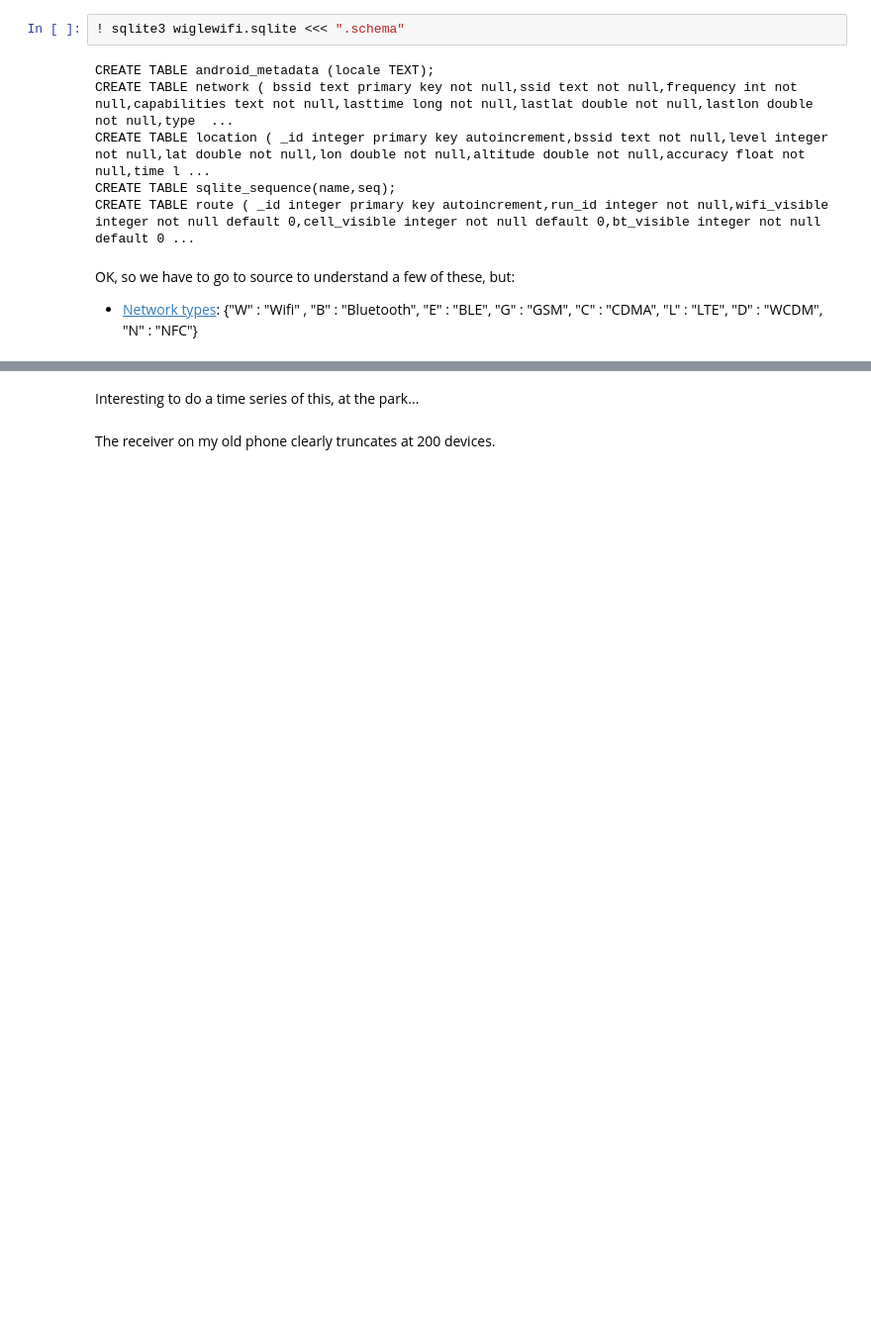
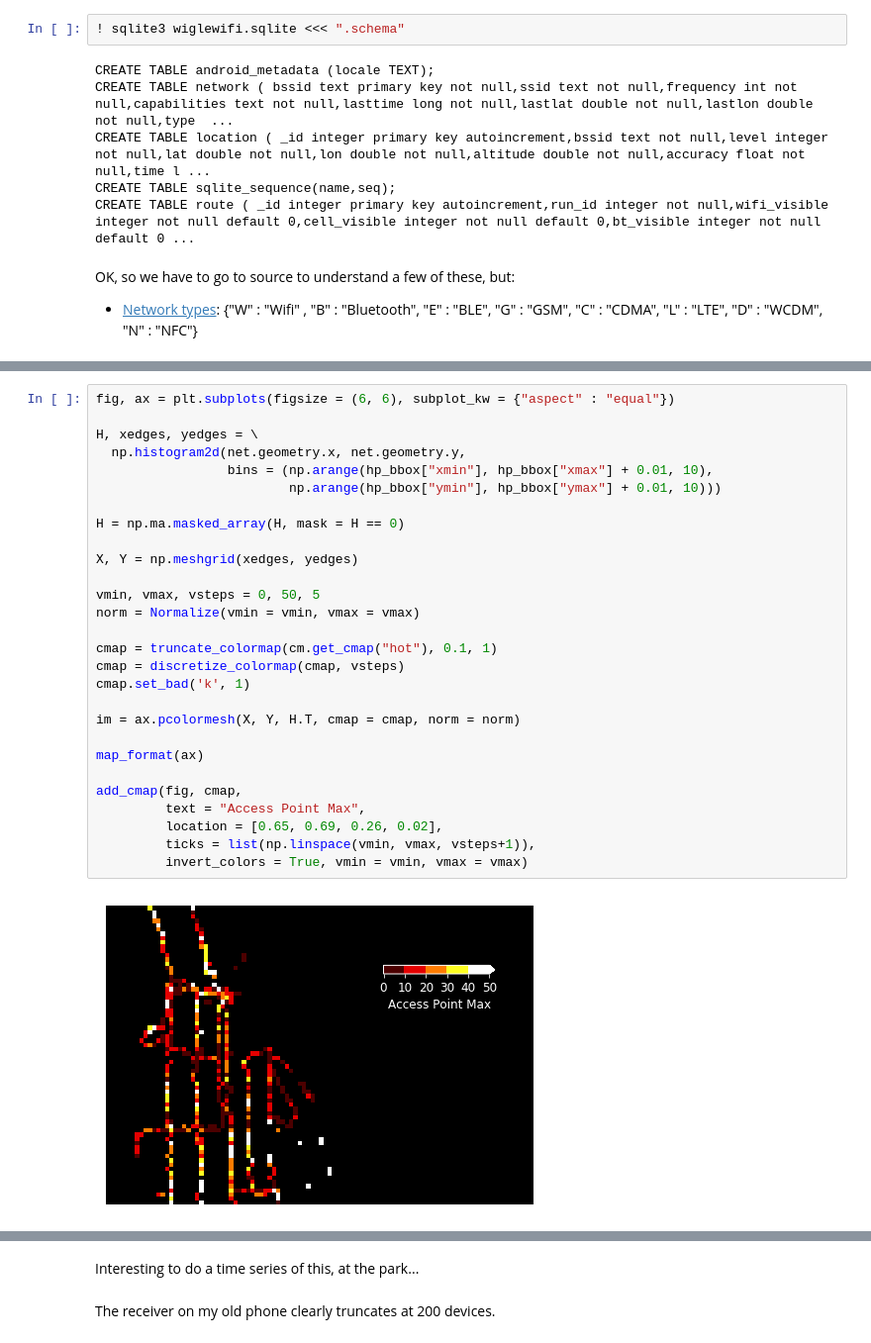
Before and after one commit to JamesSaxon/neighborhood_broadband, a Jupyter notebook: wigle.ipynb, the cells around one changed output, grey strips where cells are left out. Shown: that part at 99% size. Drawn from its saved outputs; the diff is of its cells as text; blank space fills up the shorter version.

Commit message:
looking at location v route correspondence -- not obvious

```diff
--- a/wigle.ipynb
+++ b/wigle.ipynb
@@ -89,4 +102,34 @@ pretty_map(gdf = route, column = "n_wifi", label = "Wifi Access Points",
 [figure]
+# %%
+fig, ax = plt.subplots(figsize = (6, 6), subplot_kw = {"aspect" : "equal"})
+
+H, xedges, yedges = \
+  np.histogram2d(net.geometry.x, net.geometry.y,
+                 bins = (np.arange(hp_bbox["xmin"], hp_bbox["xmax"] + 0.01, 10),
+                         np.arange(hp_bbox["ymin"], hp_bbox["ymax"] + 0.01, 10)))
+
+H = np.ma.masked_array(H, mask = H == 0)
+
+X, Y = np.meshgrid(xedges, yedges)
+
+vmin, vmax, vsteps = 0, 50, 5
+norm = Normalize(vmin = vmin, vmax = vmax)
+
+cmap = truncate_colormap(cm.get_cmap("hot"), 0.1, 1)
+cmap = discretize_colormap(cmap, vsteps)
+cmap.set_bad('k', 1)
+
+im = ax.pcolormesh(X, Y, H.T, cmap = cmap, norm = norm)
+
+map_format(ax)
+
+add_cmap(fig, cmap,
+         text = "Access Point Max",
+         location = [0.65, 0.69, 0.26, 0.02],
+         ticks = list(np.linspace(vmin, vmax, vsteps+1)),
+         invert_colors = True, vmin = vmin, vmax = vmax)
+# %% [output]
+[figure, added]
 # %%
 pretty_map(gdf = route, column = "n_bt", label = "Bluetooth",
            vmin = 0, vmax = 20, vsteps = 8, vscale = 2)
```
Also changed, not shown: parts of 17 cells of this notebook.
